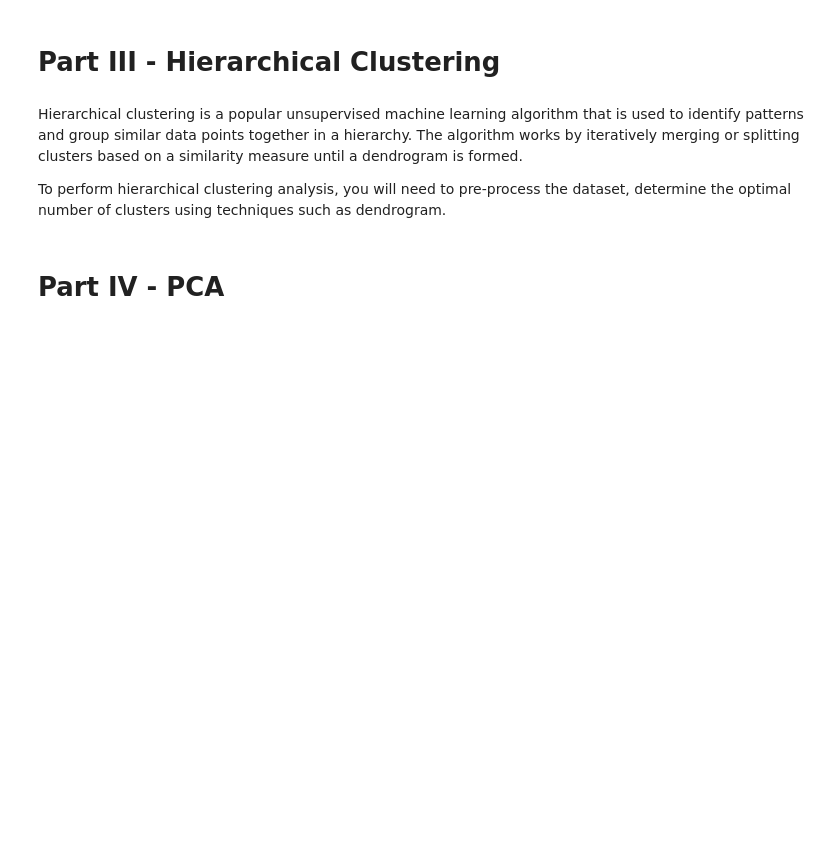
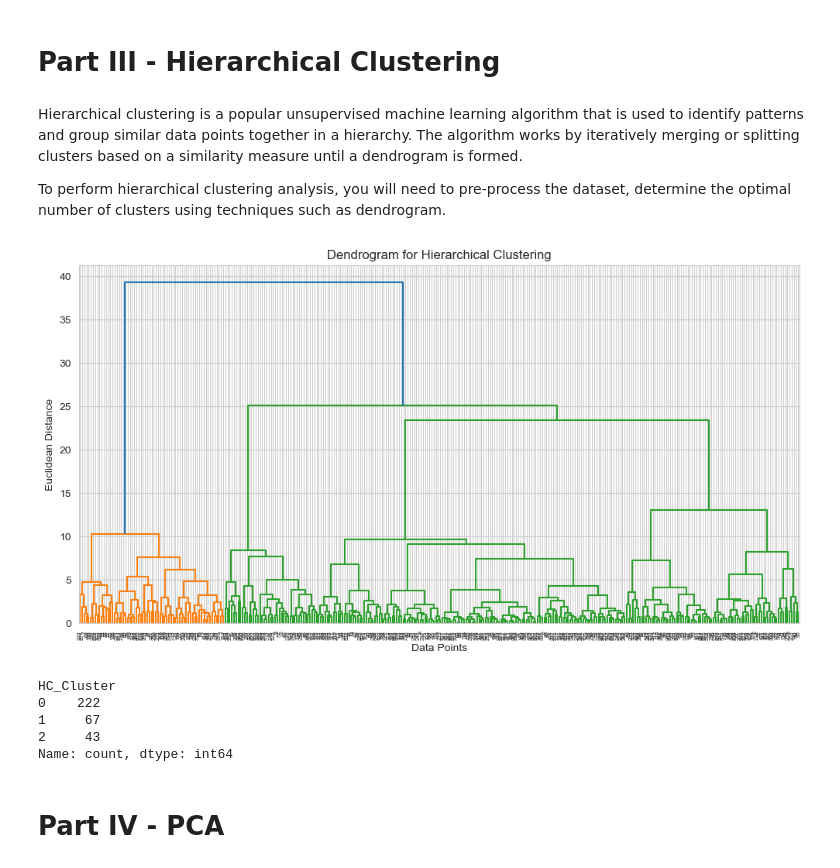
Before and after one commit to diba-jafarnejad/DS-unsupervised-learning, a Jupyter notebook: Unsupervised Learning - Project.ipynb, the cells around one changed output. Saved outputs shown, nothing was run; the diff lists cells and outputs as text; code cells hidden in the pictures; blank space fills up the shorter version.

```diff
--- a/Unsupervised Learning - Project.ipynb
+++ b/Unsupervised Learning - Project.ipynb
@@ -143,3 +233,17 @@ The objective of the analysis is to group similar products together into cluster
 Hierarchical clustering is a popular unsupervised machine learning algorithm that is used to identify patterns and group similar data points together in a hierarchy. The algorithm works by iteratively merging or splitting clusters based on a similarity measure until a dendrogram is formed.
 
 To perform hierarchical clustering analysis, you will need to pre-process the dataset, determine the optimal number of clusters using techniques such as dendrogram.
+# %%
+#wholesale_data_scaled = wholesale_data_scaled.drop(columns=['Cluster'])
+
+linkage_matrix = linkage(wholesale_data_scaled, method='ward')
+
+# plotting dendrogram
+plt.figure(figsize=(12, 6))
+dendrogram(linkage_matrix)
+plt.title("Dendrogram for Hierarchical Clustering")
+plt.xlabel("Data Points")
+plt.ylabel("Euclidean Distance")
+plt.show()
+# %% [output]
+[figure, added]
@@ -146,3 +254,20 @@ To perform hierarchical clustering analysis, you will need to pre-process the da
+# %%
+# assigning cluster labels
+number_of_clusters = 3
+
+# Applying Agglomerative Clustering
+wholesale_data_scaled_hc = wholesale_data_scaled
+hc = AgglomerativeClustering(n_clusters=number_of_clusters, metric='euclidean', linkage='ward')
+wholesale_data_scaled_hc['HC_Cluster'] = hc.fit_predict(wholesale_data_scaled_hc)
+
+# Count the number of points in each cluster
+print(wholesale_data_scaled_hc['HC_Cluster'].value_counts())
+# %% [output]
+HC_Cluster
+0    222
+1     67
+2     43
+Name: count, dtype: int64
 # %% [markdown]
 # Part IV - PCA
 # %% [markdown]
```
Also changed, not shown: parts of 17 cells of this notebook.
